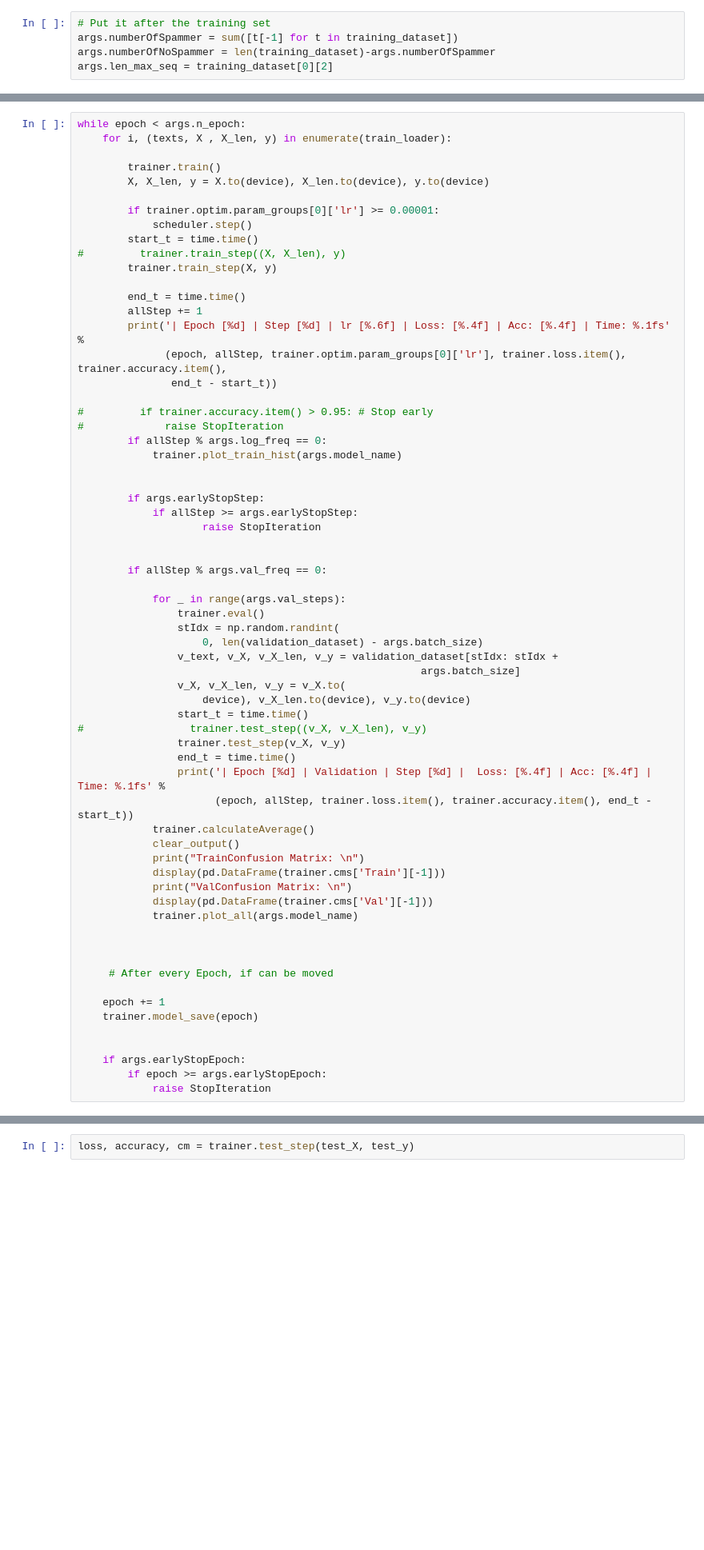
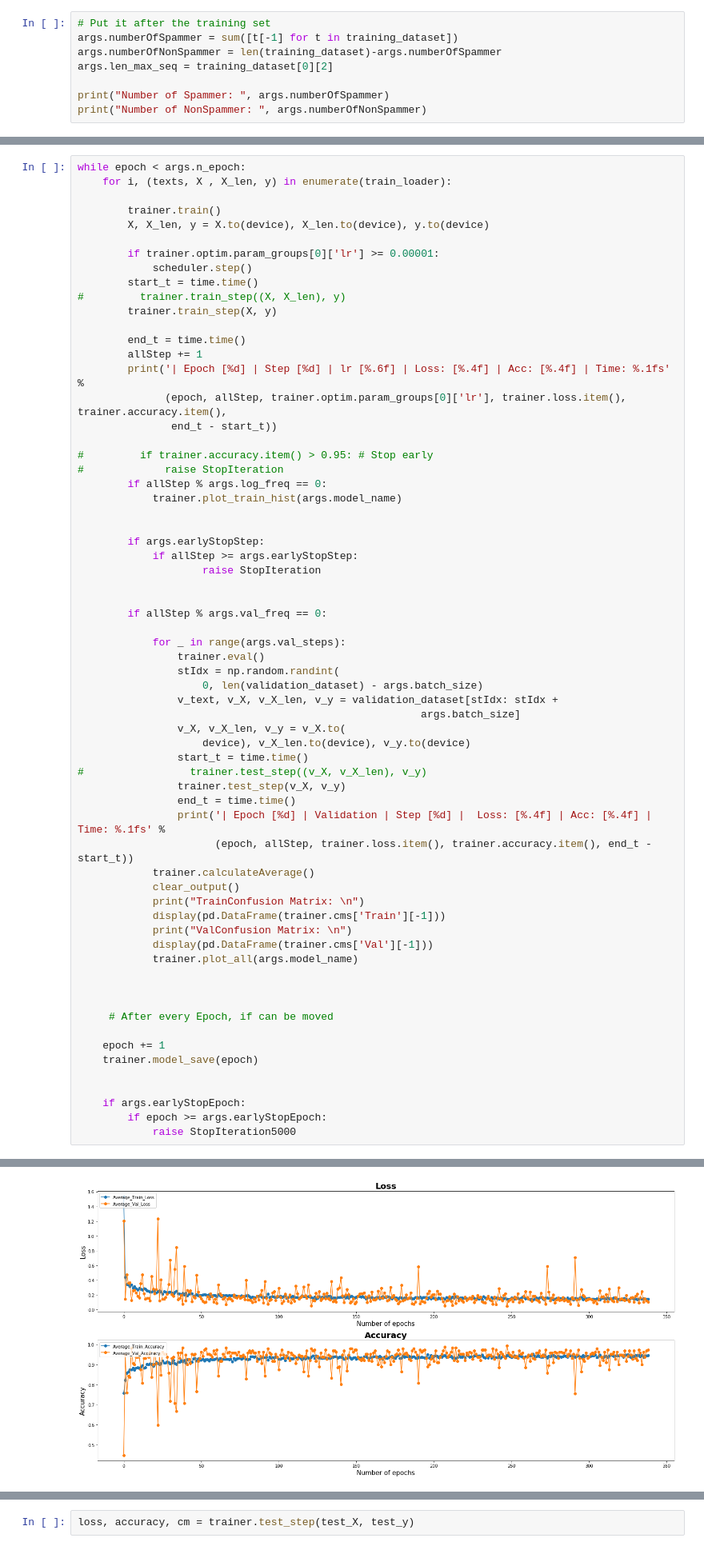
Before and after one commit to ChihchengHsieh/IFN702SpamDetection, a Jupyter notebook: ModelAfter.ipynb, the cells around one changed output, grey strips where cells are left out. Shown: that part at 80% size. Drawn from its saved outputs; the diff is of its cells as text; blank space fills up the shorter version.

```diff
--- a/ModelAfter.ipynb
+++ b/ModelAfter.ipynb
@@ -148,5 +123,8 @@ Validation set map to Idx
 # %%
 # Put it after the training set
 args.numberOfSpammer = sum([t[-1] for t in training_dataset])
-args.numberOfNoSpammer = len(training_dataset)-args.numberOfSpammer
+args.numberOfNonSpammer = len(training_dataset)-args.numberOfSpammer
 args.len_max_seq = training_dataset[0][2]
+
+print("Number of Spammer: ", args.numberOfSpammer)
+print("Number of NonSpammer: ", args.numberOfNonSpammer)
@@ -236,4 +238,5 @@ while epoch < args.n_epoch:
 
     if args.earlyStopEpoch:
         if epoch >= args.earlyStopEpoch:
-            raise StopIteration
+            raise StopIteration5000
+# %% [output]
@@ -239,0 +251 @@ while epoch < args.n_epoch:
+[figure, added]
```
Also changed, not shown: parts of 9 cells of this notebook, 8 other files.
